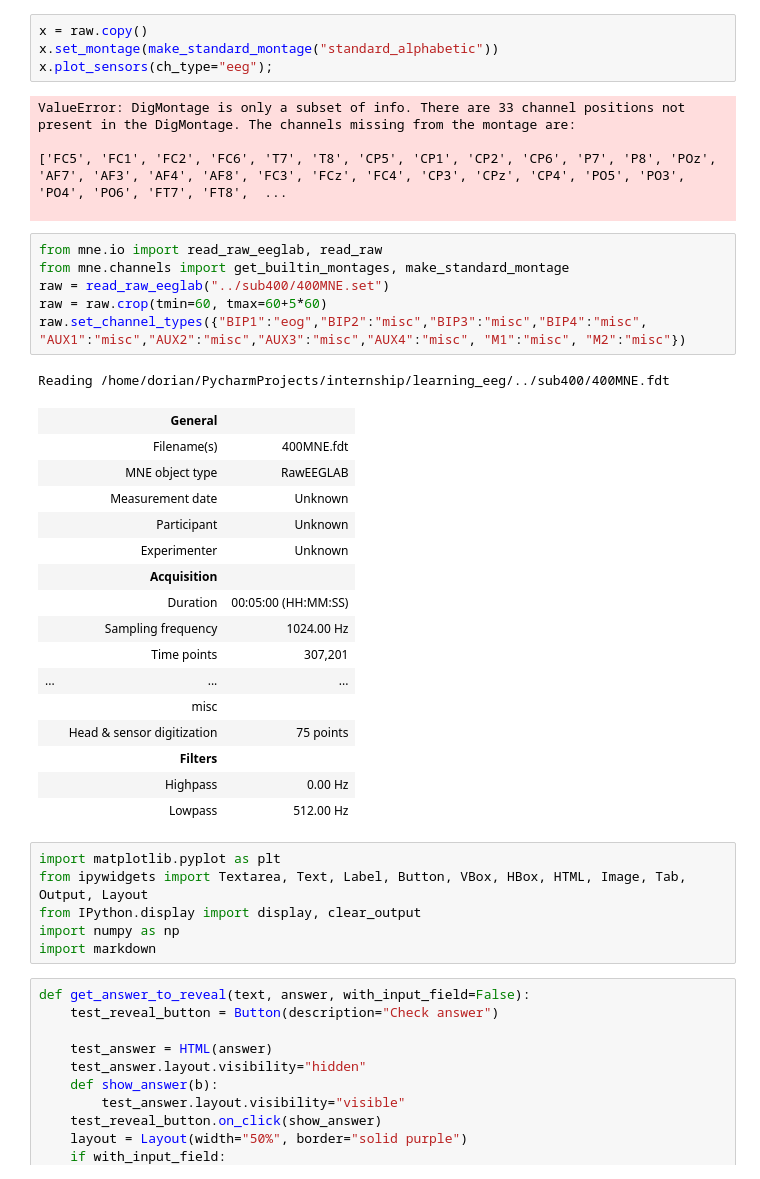
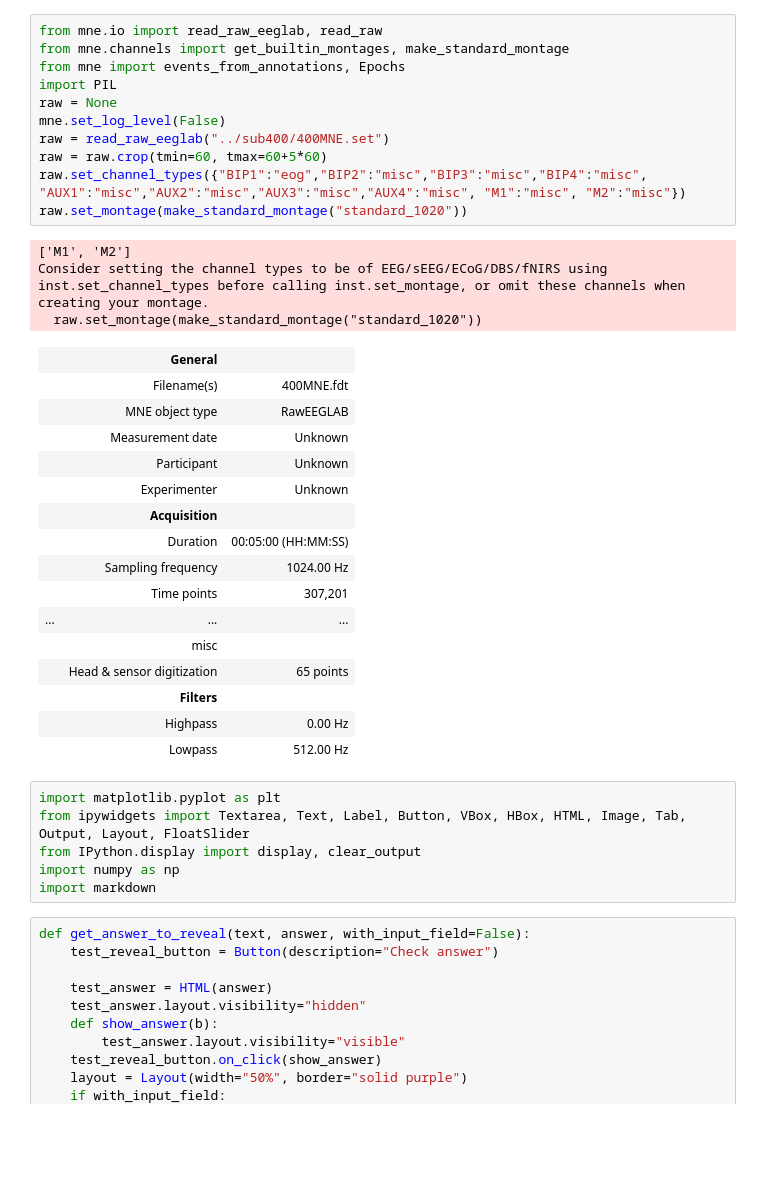
Before and after one commit to d-drost/EEGExplained, a Jupyter notebook: LearningEEG.ipynb, the cells around one changed output. Cells and saved outputs as stored; diff of their text form; blank space fills up the shorter version.

Commit message:
Added chapters for epochs, ica components and more

```diff
--- a/LearningEEG.ipynb
+++ b/LearningEEG.ipynb
@@ -1,39 +1,37 @@
-# %%
-x = raw.copy()
-x.set_montage(make_standard_montage("standard_alphabetic"))
-x.plot_sensors(ch_type="eeg");
-# %% [output]
-ValueError: DigMontage is only a subset of info. There are 33 channel positions not present in the DigMontage. The channels missing from the montage are:
-
-['FC5', 'FC1', 'FC2', 'FC6', 'T7', 'T8', 'CP5', 'CP1', 'CP2', 'CP6', 'P7', 'P8', 'POz', 'AF7', 'AF3', 'AF4', 'AF8', 'FC3', 'FCz', 'FC4', 'CP3', 'CPz', 'CP4', 'PO5', 'PO3', 'PO4', 'PO6', 'FT7', 'FT8',  ...
-
 # %%
 from mne.io import read_raw_eeglab, read_raw
 from mne.channels import get_builtin_montages, make_standard_montage
+from mne import events_from_annotations, Epochs
+import PIL
+raw = None
+mne.set_log_level(False)
 raw = read_raw_eeglab("../sub400/400MNE.set")
 raw = raw.crop(tmin=60, tmax=60+5*60)
 raw.set_channel_types({"BIP1":"eog","BIP2":"misc","BIP3":"misc","BIP4":"misc", "AUX1":"misc","AUX2":"misc","AUX3":"misc","AUX4":"misc", "M1":"misc", "M2":"misc"})
+raw.set_montage(make_standard_montage("standard_1020"))
 # %% [output]
-Reading /home/dorian/PycharmProjects/internship/learning_eeg/../sub400/400MNE.fdt
+['M1', 'M2']
+Consider setting the channel types to be of EEG/sEEG/ECoG/DBS/fNIRS using inst.set_channel_types before calling inst.set_montage, or omit these channels when creating your montage.
+  raw.set_montage(make_standard_montage("standard_1020"))
 |  | General |  |
 |  | Filename(s) | 400MNE.fdt |
 |  | MNE object type | RawEEGLAB |
 |  | Measurement date | Unknown |
 |  | Participant | Unknown |
 |  | Experimenter | Unknown |
 |  | Acquisition |  |
 |  | Duration | 00:05:00 (HH:MM:SS) |
 |  | Sampling frequency | 1024.00 Hz |
 |  | Time points | 307,201 |
 | ... | ... | ... |
 |  | misc |  |
-|  | Head & sensor digitization | 75 points |
+|  | Head & sensor digitization | 65 points |
 |  | Filters |  |
 |  | Highpass | 0.00 Hz |
 |  | Lowpass | 512.00 Hz |
 # %%
 import matplotlib.pyplot as plt
-from ipywidgets import Textarea, Text, Label, Button, VBox, HBox, HTML, Image, Tab, Output, Layout
+from ipywidgets import Textarea, Text, Label, Button, VBox, HBox, HTML, Image, Tab, Output, Layout, FloatSlider
 from IPython.display import display, clear_output
 import numpy as np
 import markdown
```
Also changed, not shown: parts of 15 cells of this notebook.
